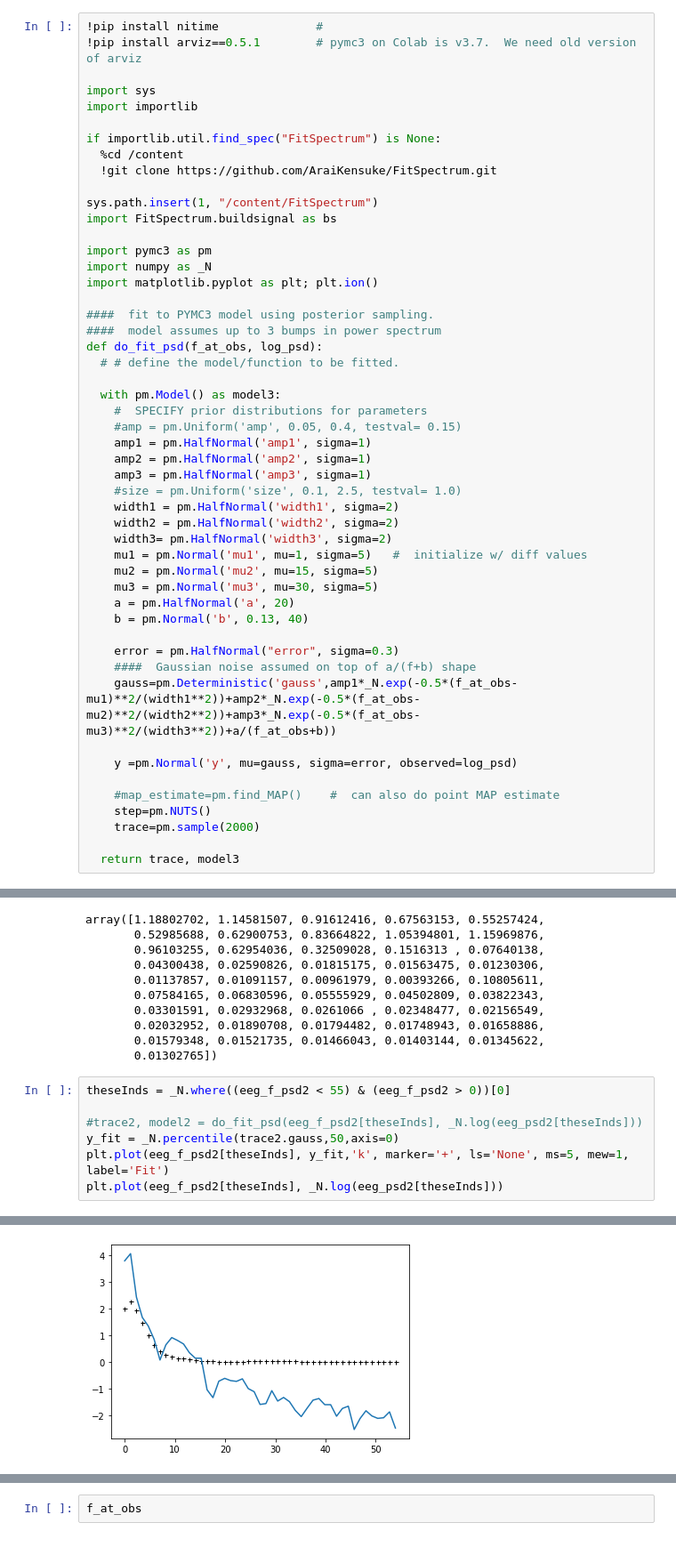
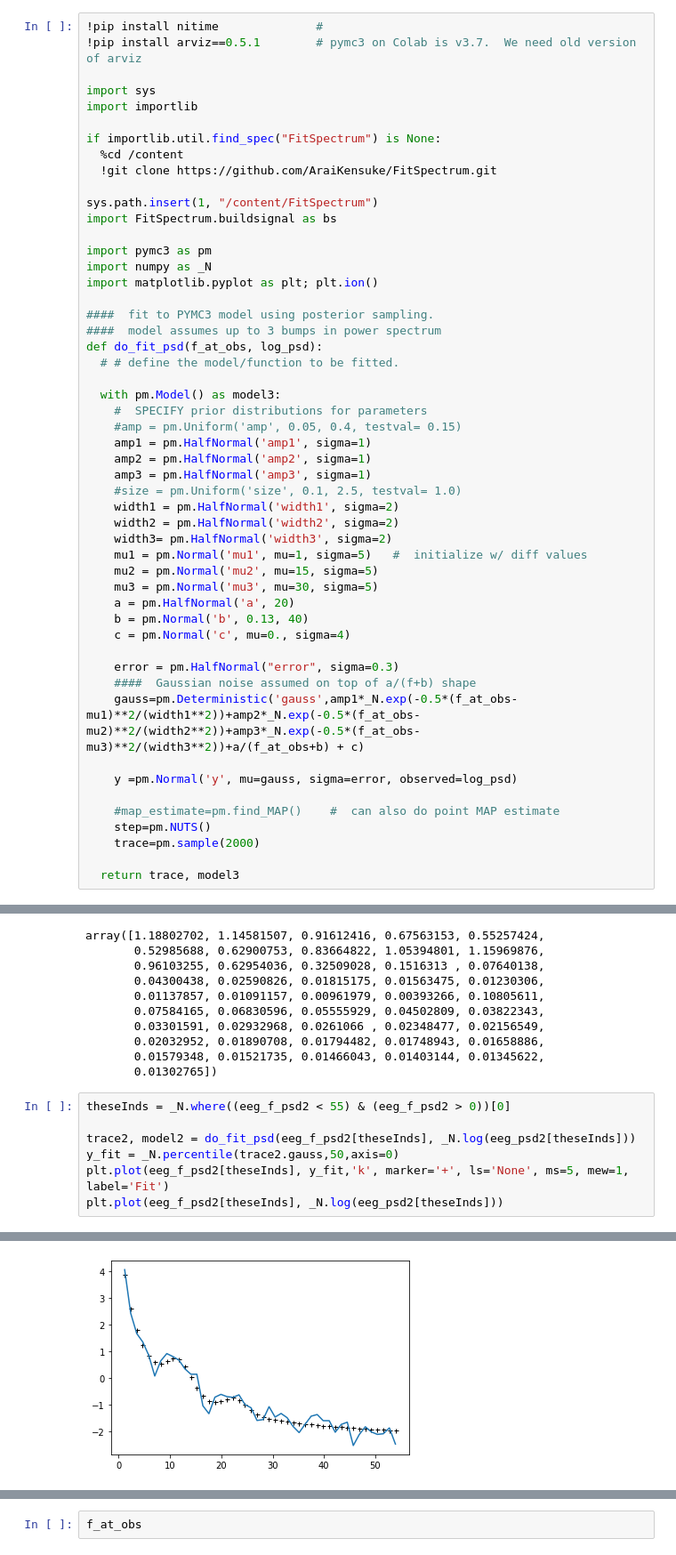
Before and after one commit to AraiKensuke/FitSpectrum, a Jupyter notebook: FitPowerSpec.ipynb, the cells around one changed output, grey strips where cells are left out. Shown at 89% size. Cells and saved outputs as stored; diff of their text form.

```diff
--- a/FitPowerSpec.ipynb
+++ b/FitPowerSpec.ipynb
@@ -38,10 +38,11 @@ def do_fit_psd(f_at_obs, log_psd):
     mu3 = pm.Normal('mu3', mu=30, sigma=5)
     a = pm.HalfNormal('a', 20)
     b = pm.Normal('b', 0.13, 40)
+    c = pm.Normal('c', mu=0., sigma=4)
 
     error = pm.HalfNormal("error", sigma=0.3)
     ####  Gaussian noise assumed on top of a/(f+b) shape
-    gauss=pm.Deterministic('gauss',amp1*_N.exp(-0.5*(f_at_obs-mu1)**2/(width1**2))+amp2*_N.exp(-0.5*(f_at_obs-mu2)**2/(width2**2))+amp3*_N.exp(-0.5*(f_at_obs-mu3)**2/(width3**2))+a/(f_at_obs+b))
+    gauss=pm.Deterministic('gauss',amp1*_N.exp(-0.5*(f_at_obs-mu1)**2/(width1**2))+amp2*_N.exp(-0.5*(f_at_obs-mu2)**2/(width2**2))+amp3*_N.exp(-0.5*(f_at_obs-mu3)**2/(width3**2))+a/(f_at_obs+b) + c)
 
     y =pm.Normal('y', mu=gauss, sigma=error, observed=log_psd)
 
@@ -207,7 +207,7 @@ array([1.18802702, 1.14581507, 0.91612416, 0.67563153, 0.55257424,
 # %%
 theseInds = _N.where((eeg_f_psd2 < 55) & (eeg_f_psd2 > 0))[0]
 
-#trace2, model2 = do_fit_psd(eeg_f_psd2[theseInds], _N.log(eeg_psd2[theseInds]))
+trace2, model2 = do_fit_psd(eeg_f_psd2[theseInds], _N.log(eeg_psd2[theseInds]))
 y_fit = _N.percentile(trace2.gauss,50,axis=0)
 plt.plot(eeg_f_psd2[theseInds], y_fit,'k', marker='+', ls='None', ms=5, mew=1, label='Fit')
 plt.plot(eeg_f_psd2[theseInds], _N.log(eeg_psd2[theseInds]))
@@ -216,4 +223,4 @@ plt.plot(eeg_f_psd2[theseInds], _N.log(eeg_psd2[theseInds]))
-[figure, old version]
+[figure, new version]
 # %%
 
 import arviz as az
```
Also changed, not shown: parts of 4 cells of this notebook.
